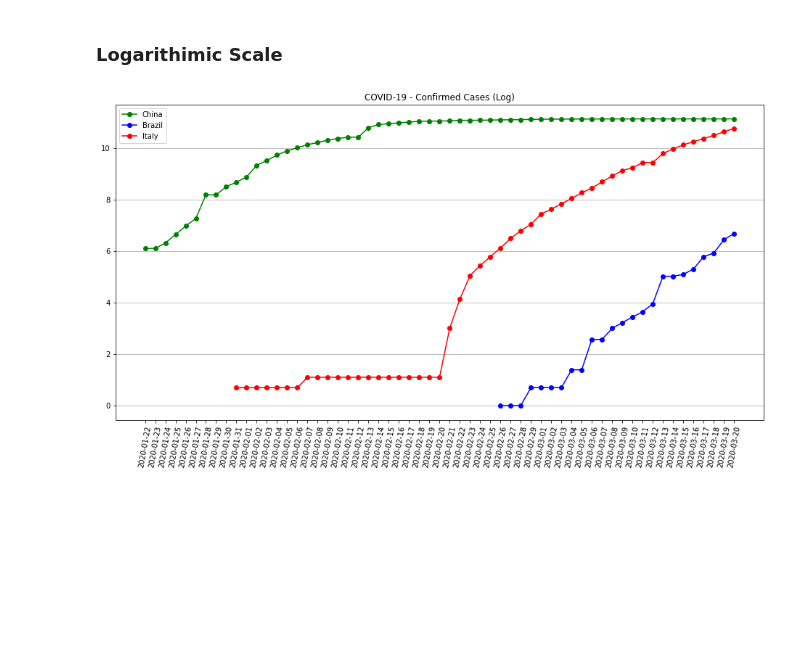
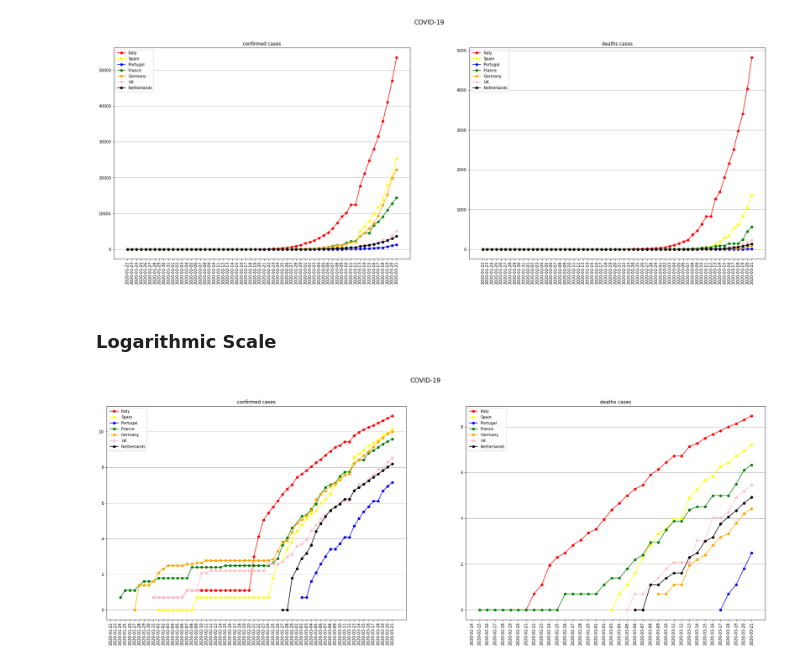
Before and after one commit to igorfarias30/Covid19Analyzer, a Jupyter notebook: eda.ipynb, the cells around one changed output. Saved outputs shown, nothing was run; the diff lists cells and outputs as text; code cells hidden in the pictures; blank space fills up the shorter version.

```diff
--- a/eda.ipynb
+++ b/eda.ipynb
@@ -40,16 +112,54 @@ plt.show()
+# %%
+portugal = data[data['country'] == 'Portugal'].sort_values(by=['datetime'])
+france = data[data['country'] == 'France'].sort_values(by=['datetime']).groupby(by=['type', 'datetime']).sum().reset_index().sort_values(by=['datetime'])
+germany = data[data['country'] == 'Germany'].sort_values(by=['datetime'])
+united_kingdown = data[data['country'] == 'United Kingdom'].groupby(by=['type', 'datetime']).sum().reset_index().sort_values(by=['datetime'])
+netherlands = data[data['country'] == 'Netherlands'].groupby(by=['type', 'datetime']).sum().reset_index().sort_values(by=['datetime'])
+# %%
+france['history_log'] = france['history'].apply(lambda history: np.log(history))
+united_kingdown['history_log'] = united_kingdown['history'].apply(lambda history: np.log(history))
+netherlands['history_log'] = netherlands['history'].apply(lambda history: np.log(history))
+# %%
+fig, ax = plt.subplots(nrows=1, ncols=2, figsize=(30, 10))
+
+for i, type_ in enumerate(['confirmed', 'deaths']):
+    ax[i].plot(italy[italy['type'] == type_]['datetime'], italy[italy['type'] == type_]['history'], '-o', label='Italy', color='red')
+    ax[i].plot(spain[spain['type'] == type_]['datetime'], spain[spain['type'] == type_]['history'], '-o', label='Spain', color='yellow')
+    ax[i].plot(portugal[portugal['type'] == type_]['datetime'], portugal[portugal['type'] == type_]['history'], '-o', label='Portugal', color='blue')
+    ax[i].plot(france[france['type'] == type_]['datetime'], france[france['type'] == type_]['history'], '-o', label='France', color='green')
+    ax[i].plot(germany[germany['type'] == type_]['datetime'], germany[germany['type'] == type_]['history'], '-o', label='Germany', color='orange')
+    ax[i].plot(united_kingdown[united_kingdown['type'] == type_]['datetime'], united_kingdown[united_kingdown['type'] == type_]['history'], '-o', label='UK', color='pink')
+    ax[i].plot(netherlands[netherlands['type'] == type_]['datetime'], netherlands[netherlands['type'] == type_]['history'], '-o', label='Netherlands', color='black')
+
+    ax[i].set_title(f'{type_} cases')
+    ax[i].set_xticklabels(dates, rotation=90)
+    ax[i].grid(axis='y')
+    ax[i].legend()
+
+fig.suptitle('COVID-19', fontsize=16)
+plt.show()
+# %% [output]
+[figure, added]
 # %% [markdown]
-### Logarithimic Scale
+### Logarithmic Scale
-# %%
-fig, ax = plt.subplots(figsize=(16, 8))
-
-ax.plot(china['datetime'], china['history_log'], '-o', label='China', color='green')
-ax.plot(brazil['datetime'], brazil['history_log'], '-o', label='Brazil', color='blue')
-ax.plot(italy['datetime'], italy['history_log'], '-o', label='Italy', color='red')
-
-ax.set_title('COVID-19 - Confirmed Cases (Log)')
-ax.set_xticklabels(brazil['datetime'], rotation=80)
-plt.grid(axis='y')
-plt.legend()
-plt.show()
-# %% [output]
-[figure, removed]
+# %%
+fig, ax = plt.subplots(nrows=1, ncols=2, figsize=(30, 10))
+
+for i, type_ in enumerate(['confirmed', 'deaths']):
+    ax[i].plot(italy[italy['type'] == type_]['datetime'], italy[italy['type'] == type_]['history_log'], '-o', label='Italy', color='red')
+    ax[i].plot(spain[spain['type'] == type_]['datetime'], spain[spain['type'] == type_]['history_log'], '-o', label='Spain', color='yellow')
+    ax[i].plot(portugal[portugal['type'] == type_]['datetime'], portugal[portugal['type'] == type_]['history_log'], '-o', label='Portugal', color='blue')
+    ax[i].plot(france[france['type'] == type_]['datetime'], france[france['type'] == type_]['history_log'], '-o', label='France', color='green')
+    ax[i].plot(germany[germany['type'] == type_]['datetime'], germany[germany['type'] == type_]['history_log'], '-o', label='Germany', color='orange')
+    ax[i].plot(united_kingdown[united_kingdown['type'] == type_]['datetime'], united_kingdown[united_kingdown['type'] == type_]['history_log'], '-o', label='UK', color='pink')
+    ax[i].plot(netherlands[netherlands['type'] == type_]['datetime'], netherlands[netherlands['type'] == type_]['history_log'], '-o', label='Netherlands', color='black')
+
+    ax[i].set_title(f'{type_} cases')
+    ax[i].set_xticklabels(dates, rotation=90)
+    ax[i].grid(axis='y')
+    ax[i].legend()
+
+fig.suptitle('COVID-19', fontsize=16)
+plt.show()
+# %% [output]
+[figure, added]
```
Also changed, not shown: parts of 16 cells of this notebook.
